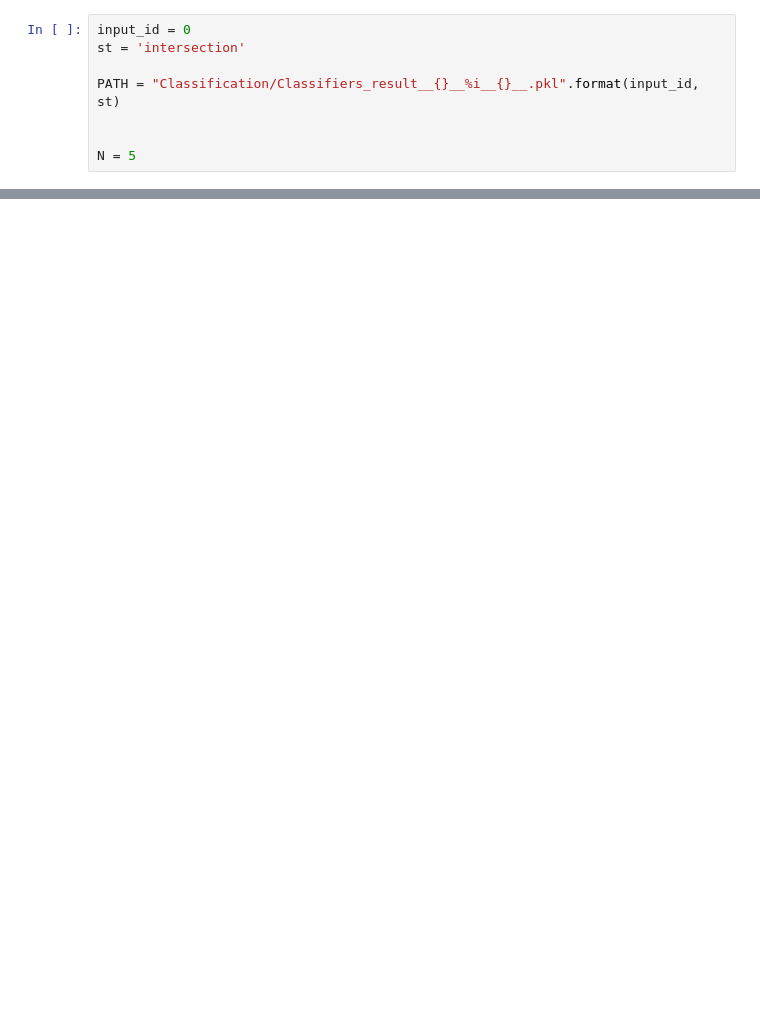
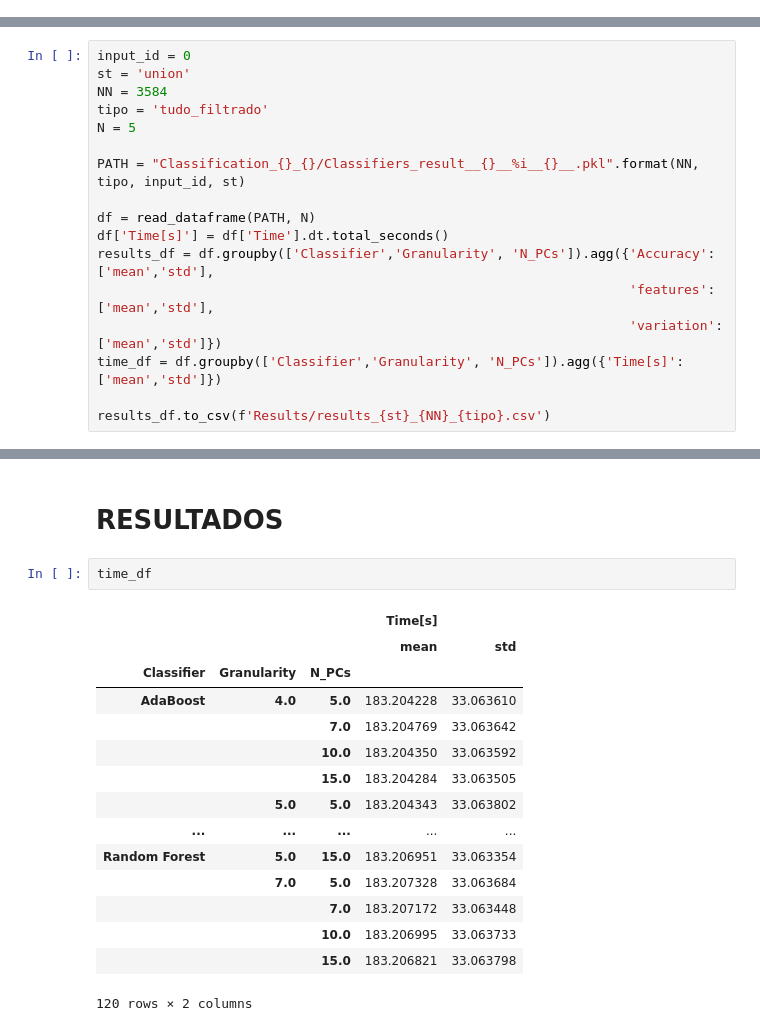
Before and after one commit to matheusmaltaf/Lathes_Model, a Jupyter notebook: results.ipynb, the cells around one changed output, grey strips where cells are left out. Saved outputs shown, nothing was run; the diff lists cells and outputs as text; blank space fills up the shorter version.

```diff
--- a/results.ipynb
+++ b/results.ipynb
@@ -5,9 +10 @@ import pickle
-# %%
-input_id = 0
-st = 'intersection'
-
-PATH = "Classification/Classifiers_result__{}__%i__{}__.pkl".format(input_id, st)
-
-
-N = 5
 # %%
@@ -30,0 +49,17 @@ df['Time[min]'] = df['Time'].dt.total_seconds()/(100*60)
+# %%
+input_id = 0
+st = 'union'
+NN = 3584
+tipo = 'tudo_filtrado'
+N = 5
+
+PATH = "Classification_{}_{}/Classifiers_result__{}__%i__{}__.pkl".format(NN, tipo, input_id, st)
+
+df = read_dataframe(PATH, N)
+df['Time[s]'] = df['Time'].dt.total_seconds()
+results_df = df.groupby(['Classifier','Granularity', 'N_PCs']).agg({'Accuracy':['mean','std'],
+                                                                    'features':['mean','std'],
+                                                                    'variation':['mean','std']})
+time_df = df.groupby(['Classifier','Granularity', 'N_PCs']).agg({'Time[s]':['mean','std']})
+
+results_df.to_csv(f'Results/results_{st}_{NN}_{tipo}.csv')
@@ -66,0 +108,20 @@ results_df.loc[(slice(None),3), :]
+# %% [markdown]
+# RESULTADOS
+# %%
+time_df
+# %% [output]
+|  |  |  | Time[s] |  |
+|  |  |  | mean | std |
+| Classifier | Granularity | N_PCs |  |  |
+| AdaBoost | 4.0 | 5.0 | 183.204228 | 33.063610 |
+|  |  | 7.0 | 183.204769 | 33.063642 |
+|  |  | 10.0 | 183.204350 | 33.063592 |
+|  |  | 15.0 | 183.204284 | 33.063505 |
+|  | 5.0 | 5.0 | 183.204343 | 33.063802 |
+| ... | ... | ... | ... | ... |
+| Random Forest | 5.0 | 15.0 | 183.206951 | 33.063354 |
+|  | 7.0 | 5.0 | 183.207328 | 33.063684 |
+|  |  | 7.0 | 183.207172 | 33.063448 |
+|  |  | 10.0 | 183.206995 | 33.063733 |
+|  |  | 15.0 | 183.206821 | 33.063798 |
+120 rows × 2 columns
```
Also changed, not shown: parts of 20 cells of this notebook, 9 other files.
